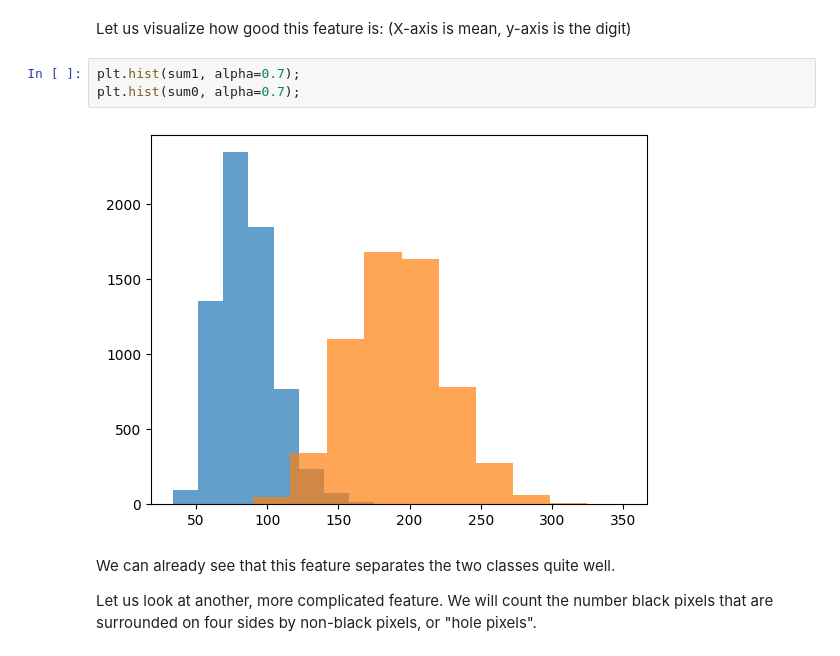
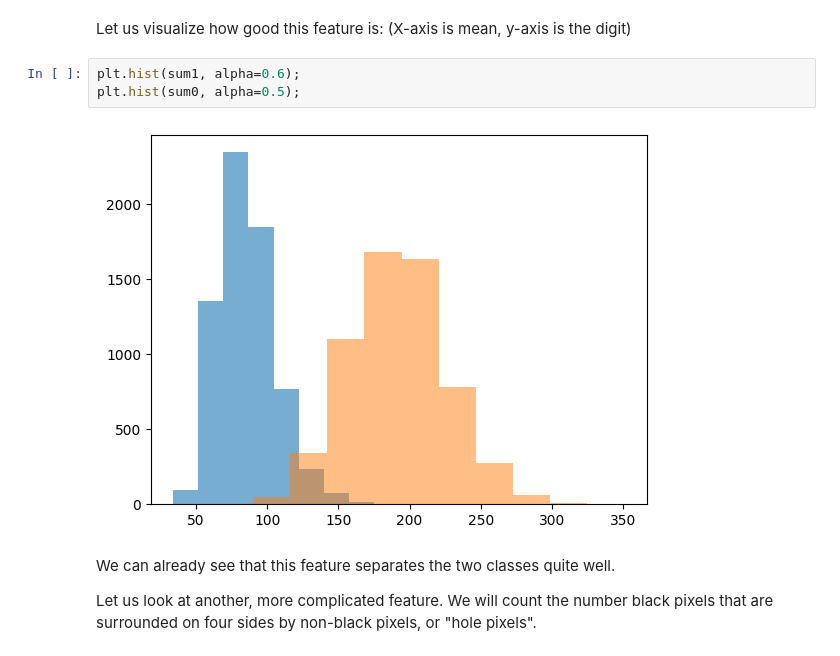
Before and after one commit to hemaharshithaa11-cyber/aiml_labs, a Jupyter notebook: AIML_Module_01_Lab_01_Features.ipynb, the cells around one changed output. Saved outputs shown, nothing was run; the diff lists cells and outputs as text.

```diff
--- a/AIML_Module_01_Lab_01_Features.ipynb
+++ b/AIML_Module_01_Lab_01_Features.ipynb
@@ -273,10 +290,10 @@ sum0 = np.sum(no0>0, (1,2))
 # %% [markdown]
 Let us visualize how good this feature is: (X-axis is mean, y-axis is the digit)
 # %%
-plt.hist(sum1, alpha=0.7);
-plt.hist(sum0, alpha=0.7);
+plt.hist(sum1, alpha=0.6);
+plt.hist(sum0, alpha=0.5);
 # %% [output]
-[figure, old version]
+[figure, new version]
 # %% [markdown]
 We can already see that this feature separates the two classes quite well.
 
```
Also changed, not shown: parts of 15 cells of this notebook.
